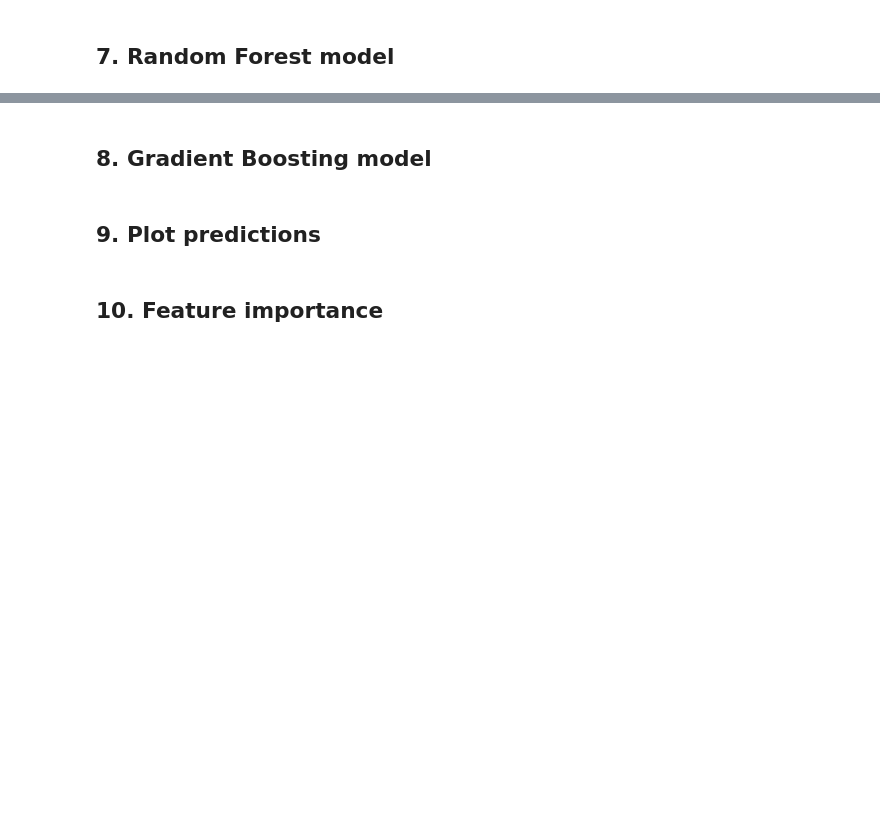
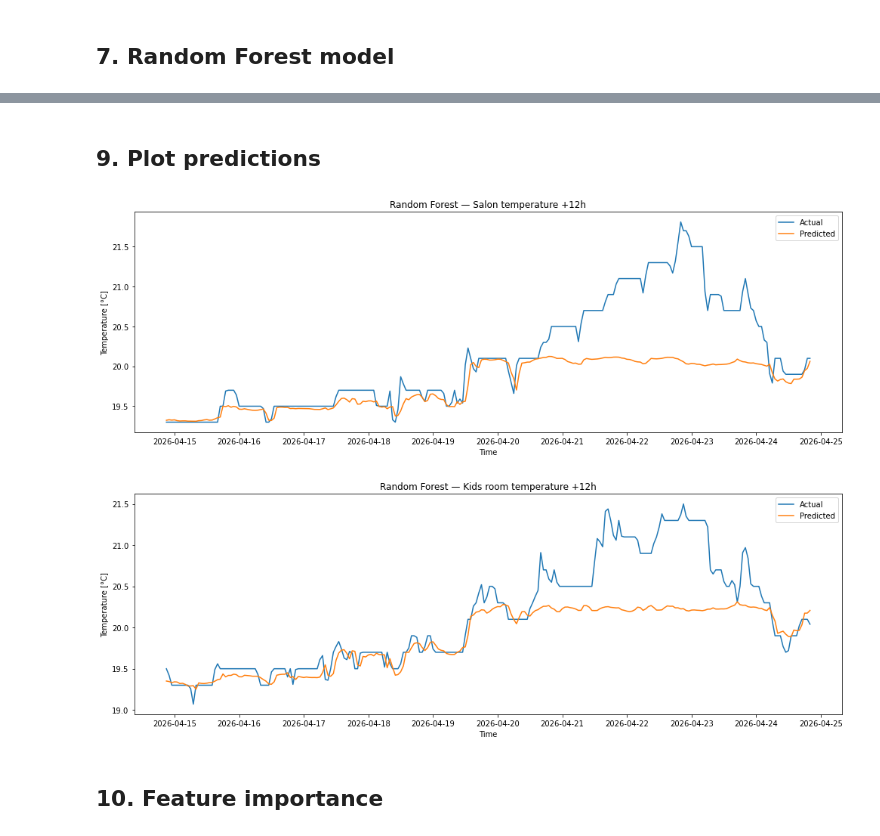
Before and after one commit to sotdousk/residential-thermal-digital-twin, a Jupyter notebook: notebooks/06_ml_temperature_prediction.ipynb, the cells around one changed output, grey strips where cells are left out. Drawn from its saved outputs; the diff is of its cells as text; code cells hidden in the pictures; blank space fills up the shorter version.

Commit message:
Finalize Random Forest Algorithm

```diff
--- a/notebooks/06_ml_temperature_prediction.ipynb
+++ b/notebooks/06_ml_temperature_prediction.ipynb
@@ -184,11 +246,17 @@ display(feat.head())
 # %% [markdown]
 ## 5. Train/test split — chronological, not random
 # %%
-target_cols = [f"target_{target}_plus_{horizon_hours}h" for target in targets]
-feature_cols = [c for c in feat.columns if c not in target_cols]
+# 8. X = all except targets
+X = feat.drop(columns=target_cols)
 
-X = feat[feature_cols]
+# 9. y = Only targets
 y = feat[target_cols]
+
+print("X columns sample:")
+print(X.columns[:10].tolist())
+
+print("y columns:")
+print(y.columns.tolist())
 
 split_idx = int(len(feat) * 0.8)
 
@@ -196,4 +264,4 @@ X_train, X_test = X.iloc[:split_idx], X.iloc[split_idx:]
 y_train, y_test = y.iloc[:split_idx], y.iloc[split_idx:]
 
 print("Train:", X_train.index.min(), "→", X_train.index.max(), X_train.shape)
-print("Test: ", X_test.index.min(), "→", X_test.index.max(), X_test.shape)
+print("Test:", X_test.index.min(), "→", X_test.index.max(), X_test.shape)
@@ -216,0 +279,14 @@ for col in target_cols:
+# %%
+baseline_map = {
+    "temp_salon_c_target_plus_1h": "temp_salon_c",
+    "temp_kids_c_target_plus_1h": "temp_kids_c",
+}
+
+for target_col, current_col in baseline_map.items():
+    y_true = y_test[target_col]
+    y_pred = X_test[current_col]
+
+    mae = mean_absolute_error(y_true, y_pred)
+    rmse = mean_squared_error(y_true, y_pred, squared=False)
+
+    print(f"Persistence {target_col}: MAE={mae:.3f} °C | RMSE={rmse:.3f} °C")
@@ -234,2 +315,0 @@ for col in target_cols:
-# %% [markdown]
-## 8. Gradient Boosting model
@@ -256,18 +318,21 @@ for col in target_cols:
 # %%
 def plot_prediction(y_true, y_pred, target_col, title, n=240):
     plt.figure(figsize=(14, 5))
     plt.plot(y_true[target_col].iloc[:n].index, y_true[target_col].iloc[:n], label="Actual")
     plt.plot(y_pred[target_col].iloc[:n].index, y_pred[target_col].iloc[:n], label="Predicted")
     plt.title(title)
     plt.ylabel("Temperature [°C]")
     plt.xlabel("Time")
     plt.legend()
     plt.tight_layout()
     plt.show()
 
 
-plot_prediction(y_test, rf_pred, target_cols[0], "Random Forest — Salon temperature +1h")
-plot_prediction(y_test, rf_pred, target_cols[1], "Random Forest — Kids room temperature +1h")
+plot_prediction(y_test, rf_pred, target_cols[0], "Random Forest — Salon temperature +12h")
+plot_prediction(y_test, rf_pred, target_cols[1], "Random Forest — Kids room temperature +12h")
+# %% [output]
+[figure, added]
+[figure, added]
 # %% [markdown]
 ## 10. Feature importance
 # %%
```
Also changed, not shown: parts of 14 cells of this notebook.
